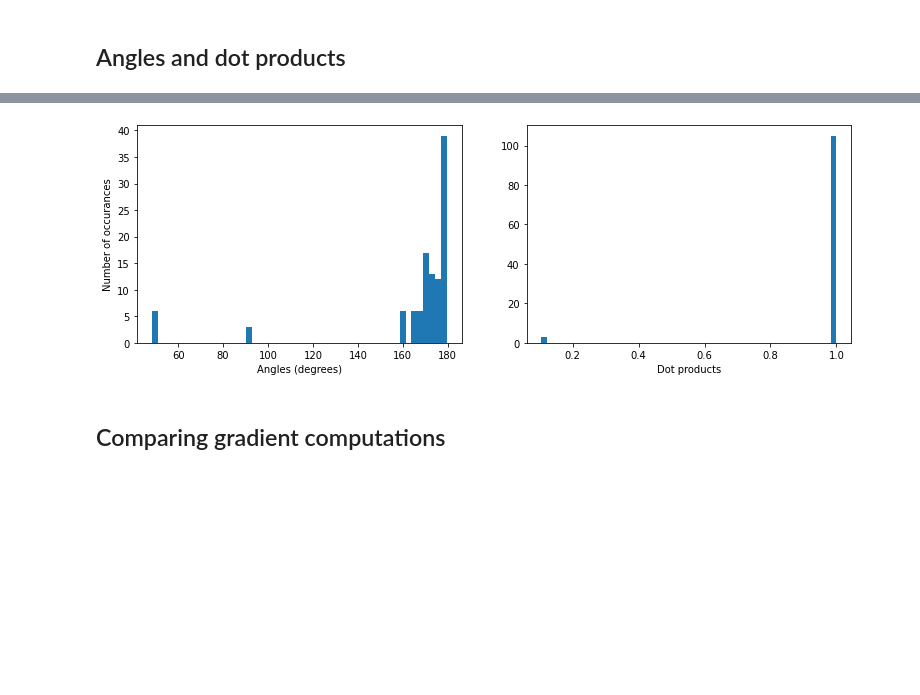
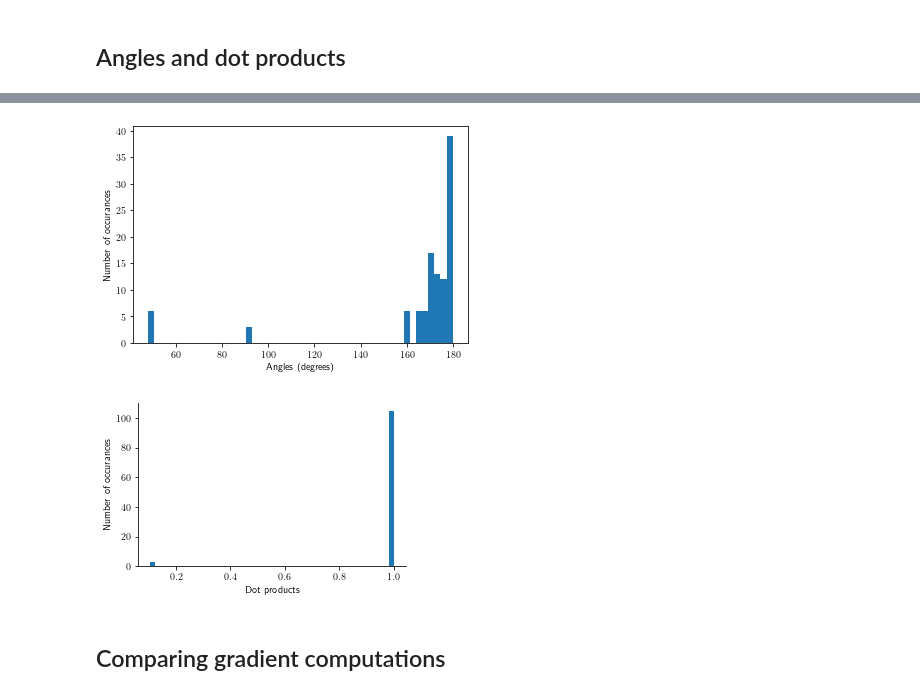
Before and after one commit to kiranvad/polyphase, a Jupyter notebook: notebooks/00-[Final] figures and data.ipynb, the cells around one changed output, grey strips where cells are left out. Drawn from its saved outputs; the diff is of its cells as text; code cells hidden in the pictures; blank space fills up the shorter version.

```diff
--- a/notebooks/00-[Final] figures and data.ipynb
+++ b/notebooks/00-[Final] figures and data.ipynb
@@ -8,4 +5,7 @@ The autoreload extension is already loaded. To reload it, use:
 import numpy as np
 import polyphase as phase
 import matplotlib.pyplot as plt
+plt.rcParams.update({
+    "text.usetex": True}
+)
 # %%
@@ -188,24 +186,30 @@ analytic_gradient = lambda phi : polynomial_gradient(phi)
 # %%
 # get all angles of all 2-phase simplices
 phase_simplices_ids = np.where(np.asarray(num_comps)==2)[0]
 outlist = []
 for simplex_id in phase_simplices_ids:
     test = phase.TestAngles(engine,phase=2,simplex_id=simplex_id)
     test_out = test.get_angles(centraldiff_gradient)
     for _, value in test_out['thetas'].items():
         outlist.append([value[2], value[3]])
 
 outlist = np.asarray(outlist)
 assert len(outlist)==len(phase_simplices_ids)*3
-fig, axs = plt.subplots(1,2,figsize=(2*4*1.6, 4))
-axs[0].hist(outlist[:,0],bins=50, density=False)
-axs[0].set_xlabel('Angles (degrees)')
-axs[0].set_ylabel('Number of occurances')
-axs[1].hist(outlist[:,1],bins=50, density=False)
-axs[1].set_xlabel('Dot products')
-plt.savefig('../figures/final/polynomial_angles_dotprods.png', dpi=400, bbox_inches='tight')
+fig, ax = plt.subplots()
+ax.hist(outlist[:,0],bins=50, density=False)
+ax.set_xlabel('Angles (degrees)')
+ax.set_ylabel('Number of occurances')
+
+fig, ax = plt.subplots(figsize=(3*1.6, 3))
+ax.hist(outlist[:,1],bins=50, density=False)
+ax.set_xlabel('Dot products')
+ax.set_ylabel('Number of occurances')
+ax.spines['right'].set_visible(False)
+ax.spines['top'].set_visible(False)
+plt.savefig('../figures/final/tangentnormal_dotprods.png', dpi=400, bbox_inches='tight')
 # %% [output]
-[figure, old version]
+[figure, new version]
+[figure, added]
 # %% [markdown]
 ## Comparing gradient computations
 # %%
```
Also changed, not shown: parts of 6 cells of this notebook, 15 other files.
